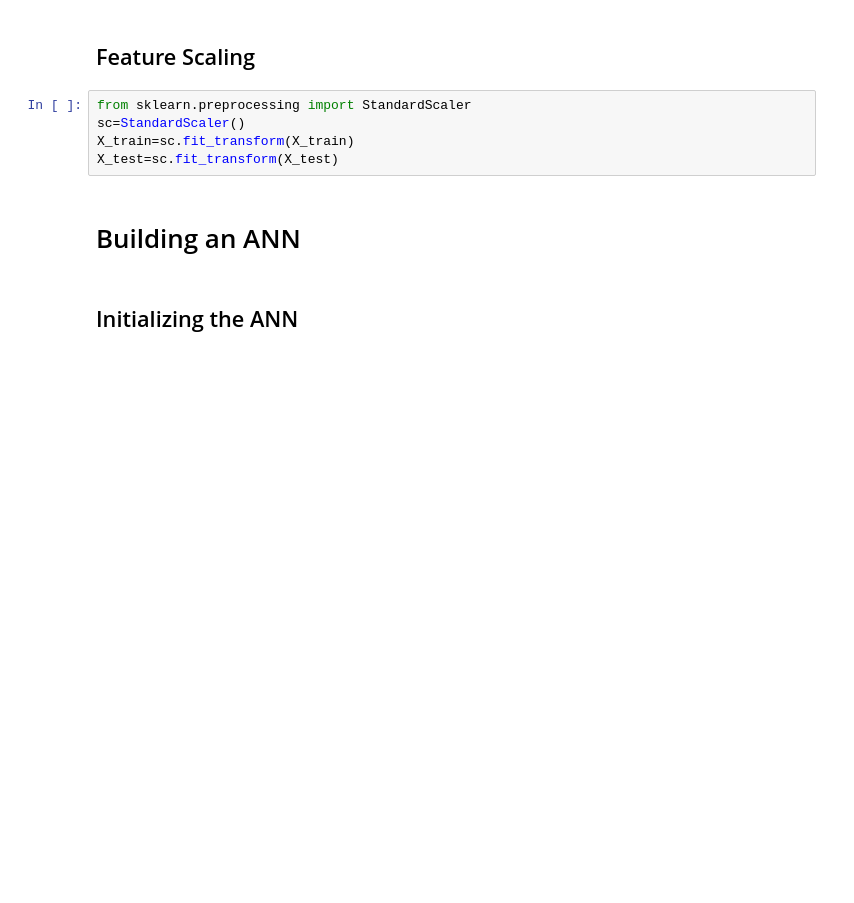
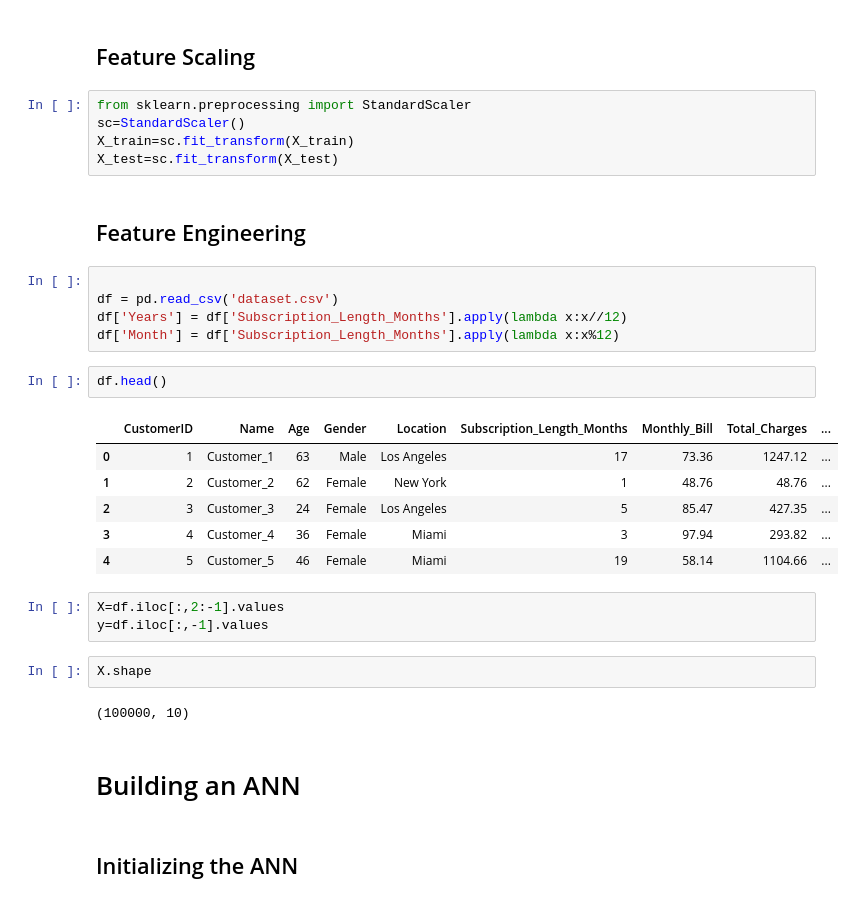
Before and after one commit to GuptaDiva/-Customer-Churn-Prediction, a Jupyter notebook: ChurnDetection.ipynb, the cells around one changed output. Saved outputs shown, nothing was run; the diff lists cells and outputs as text; blank space fills up the shorter version.

```diff
--- a/ChurnDetection.ipynb
+++ b/ChurnDetection.ipynb
@@ -232,6 +237,29 @@ from sklearn.preprocessing import StandardScaler
 sc=StandardScaler()
 X_train=sc.fit_transform(X_train)
 X_test=sc.fit_transform(X_test)
+# %% [markdown]
+## Feature Engineering
+# %%
+
+df = pd.read_csv('dataset.csv')
+df['Years'] = df['Subscription_Length_Months'].apply(lambda x:x//12)
+df['Month'] = df['Subscription_Length_Months'].apply(lambda x:x%12)
+# %%
+df.head()
+# %% [output]
+|  | CustomerID | Name | Age | Gender | Location | Subscription_Length_Months | Monthly_Bill | Total_Charges | ... |
+| 0 | 1 | Customer_1 | 63 | Male | Los Angeles | 17 | 73.36 | 1247.12 | ... |
+| 1 | 2 | Customer_2 | 62 | Female | New York | 1 | 48.76 | 48.76 | ... |
+| 2 | 3 | Customer_3 | 24 | Female | Los Angeles | 5 | 85.47 | 427.35 | ... |
+| 3 | 4 | Customer_4 | 36 | Female | Miami | 3 | 97.94 | 293.82 | ... |
+| 4 | 5 | Customer_5 | 46 | Female | Miami | 19 | 58.14 | 1104.66 | ... |
+# %%
+X=df.iloc[:,2:-1].values
+y=df.iloc[:,-1].values
+# %%
+X.shape
+# %% [output]
+(100000, 10)
 # %% [markdown]
 # Building an ANN
 # %% [markdown]
```
Also changed, not shown: parts of 26 cells of this notebook, 1 other file.
